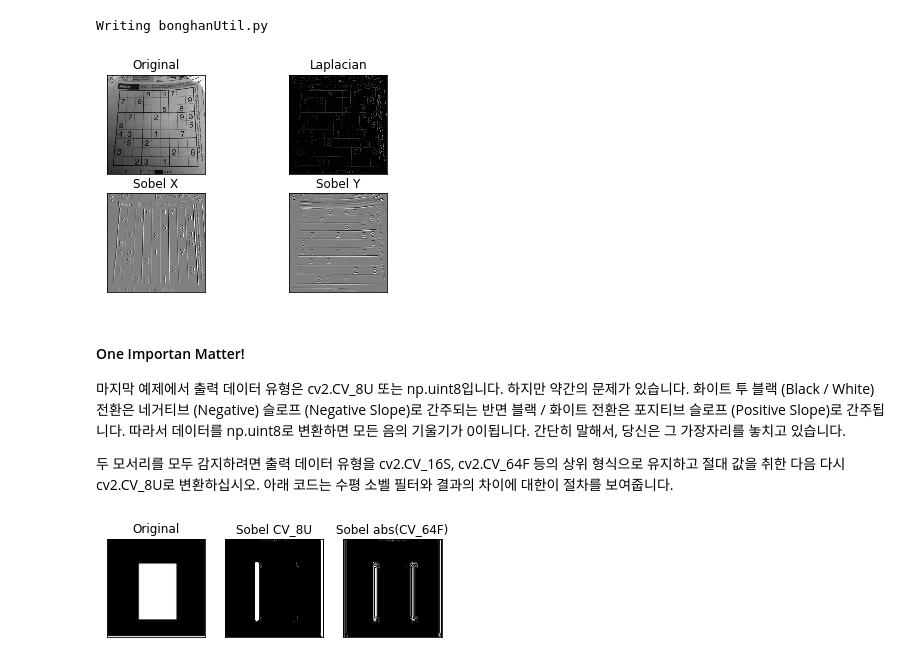
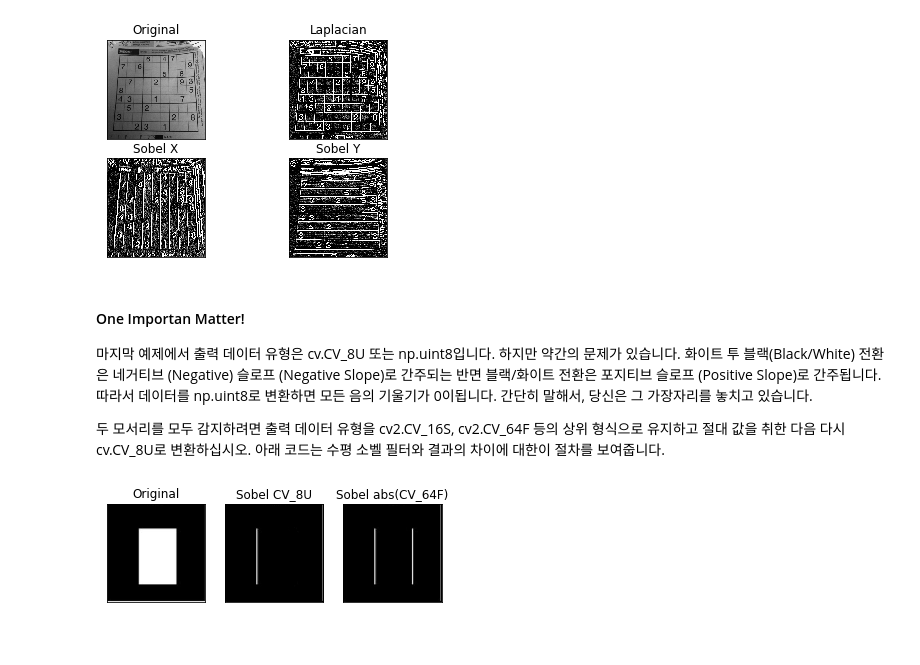
Before and after one commit to bonghanwith/study_python_opencv, a Jupyter notebook: OpenCV_Python_Tutorials/04. Image Processing in OpenCV/06_Image_Gradients.ipynb, the cells around one changed output. Drawn from its saved outputs; the diff is of its cells as text; code cells hidden in the pictures.

```diff
--- a/OpenCV_Python_Tutorials/04. Image Processing in OpenCV/06_Image_Gradients.ipynb
+++ b/OpenCV_Python_Tutorials/04. Image Processing in OpenCV/06_Image_Gradients.ipynb
@@ -24,75 +22,63 @@ It calculates the Laplacian of the image given by the relation, ![](5-1.png) whe
 
 #### Code
 아래의 코드는 모든 다이어그램의 연산자를 보여줍니다. 모든 커널은 5x5 크기입니다. np.uint8 유형으로 결과를 얻으려면 출력 이미지의 깊이가 -1로 전달됩니다.
-# %%
-%%writefile bonghanUtil.py
-import cv2
-import numpy as np
-
-def showImage(image):
-    cv2.imshow('image', image)
-    cv2.waitKey(0)
-    cv2.destroyAllWindows()
-    cv2.waitKey(1)
-# %% [output]
-Writing bonghanUtil.py
 # %%
-import cv2
+import cv2 as cv
 import numpy as np
 from matplotlib import pyplot as plt
-import bonghanUtil as bu
+%matplotlib inline
+import sys
+sys.path.insert(0, '../common')
+import bonghanUtil as u
 
-%matplotlib inline
-img = cv2.imread('sudoku-original.jpg',0)
+img = cv.imread('../data/sudoku-original.jpg', 0)
 
-laplacian = cv2.Laplacian(img, cv2.CV_8U) #cv2.CV_64F
-sobelx = cv2.Sobel(img, cv2.CV_64F, 1, 0, ksize = 5)
-sobely = cv2.Sobel(img, cv2.CV_64F, 0, 1, ksize = 5)
+laplacian = cv.Laplacian(img, cv.CV_8U, ksize = 5) #cv2.CV_64F
+sobelx    = cv.Sobel(img    , cv.CV_8U, 1, 0, ksize = 5)
+sobely    = cv.Sobel(img    , cv.CV_8U, 0, 1, ksize = 5)
 
-temp = cv2.adaptiveThreshold(laplacian, 255, cv2.ADAPTIVE_THRESH_GAUSSIAN_C, cv2.THRESH_BINARY, 11, 2)
-bu.showImage(laplacian)
-bu.showImage(temp)
+'''
+temp = cv.adaptiveThreshold(laplacian, 255, cv.ADAPTIVE_THRESH_GAUSSIAN_C, cv.THRESH_BINARY, 11, 2)
+u.showImage(laplacian)
+u.showImage(temp)
+'''
 
 plt.subplot(2,2,1),plt.imshow(img,cmap = 'gray')
 plt.title('Original'), plt.xticks([]), plt.yticks([])
 plt.subplot(2,2,2),plt.imshow(laplacian,cmap = 'gray')
 plt.title('Laplacian'), plt.xticks([]), plt.yticks([])
 plt.subplot(2,2,3),plt.imshow(sobelx,cmap = 'gray')
 plt.title('Sobel X'), plt.xticks([]), plt.yticks([])
 plt.subplot(2,2,4),plt.imshow(sobely,cmap = 'gray')
 plt.title('Sobel Y'), plt.xticks([]), plt.yticks([])
 
 plt.show()
 # %% [output]
-[figure, old version]
+[figure, new version]
 # %% [markdown]
 #### One Importan Matter!
 
-마지막 예제에서 출력 데이터 유형은 cv2.CV_8U 또는 np.uint8입니다. 하지만 약간의 문제가 있습니다. 화이트 투 블랙 (Black / White) 전환은 네거티브 (Negative) 슬로프 (Negative Slope)로 간주되는 반면 블랙 / 화이트 전환은 포지티브 슬로프 (Positive Slope)로 간주됩니다. 따라서 데이터를 np.uint8로 변환하면 모든 음의 기울기가 0이됩니다. 간단히 말해서, 당신은 그 가장자리를 놓치고 있습니다.
+마지막 예제에서 출력 데이터 유형은 cv.CV_8U 또는 np.uint8입니다. 하지만 약간의 문제가 있습니다. 화이트 투 블랙(Black/White) 전환은 네거티브 (Negative) 슬로프 (Negative Slope)로 간주되는 반면 블랙/화이트 전환은 포지티브 슬로프 (Positive Slope)로 간주됩니다. 따라서 데이터를 np.uint8로 변환하면 모든 음의 기울기가 0이됩니다. 간단히 말해서, 당신은 그 가장자리를 놓치고 있습니다.
 
-두 모서리를 모두 감지하려면 출력 데이터 유형을 cv2.CV_16S, cv2.CV_64F 등의 상위 형식으로 유지하고 절대 값을 취한 다음 다시 cv2.CV_8U로 변환하십시오. 아래 코드는 수평 소벨 필터와 결과의 차이에 대한이 절차를 보여줍니다.
+두 모서리를 모두 감지하려면 출력 데이터 유형을 cv2.CV_16S, cv2.CV_64F 등의 상위 형식으로 유지하고 절대 값을 취한 다음 다시 cv.CV_8U로 변환하십시오. 아래 코드는 수평 소벨 필터와 결과의 차이에 대한이 절차를 보여줍니다.
 # %%
-import cv2
-import numpy as np
-from matplotlib import pyplot as plt
-
-img = cv2.imread('box.png',0)
+img = cv.imread('../data/box2.png', 0)
 
 # Output dtype = cv2.CV_8U
-sobelx8u = cv2.Sobel(img, cv2.CV_8U, 1, 0, ksize=5)
+sobelx8u = cv.Sobel(img, cv.CV_8U, 1, 0, ksize = 1)
 
 # Output dtype = cv2.CV_64F. Then take its absolute and convert to cv2.CV_8U
-sobelx64f = cv2.Sobel(img ,cv2.CV_64F, 1, 0,ksize=5)
+sobelx64f = cv.Sobel(img , cv.CV_16S, 1, 0, ksize = 1)
 abs_sobel64f = np.absolute(sobelx64f)
 sobel_8u = np.uint8(abs_sobel64f)
 
-plt.subplot(1,3,1),plt.imshow(img,cmap = 'gray')
+plt.subplot(1, 3, 1), plt.imshow(img, cmap = 'gray')
 plt.title('Original'), plt.xticks([]), plt.yticks([])
-plt.subplot(1,3,2),plt.imshow(sobelx8u,cmap = 'gray')
+plt.subplot(1, 3, 2), plt.imshow(sobelx8u, cmap = 'gray')
 plt.title('Sobel CV_8U'), plt.xticks([]), plt.yticks([])
-plt.subplot(1,3,3),plt.imshow(sobel_8u,cmap = 'gray')
+plt.subplot(1, 3, 3), plt.imshow(sobel_8u, cmap = 'gray')
 plt.title('Sobel abs(CV_64F)'), plt.xticks([]), plt.yticks([])
 
 plt.show()
 # %% [output]
-[figure, old version]
+[figure, new version]
```
Also changed, not shown: parts of 3 cells of this notebook, 23 other files.
